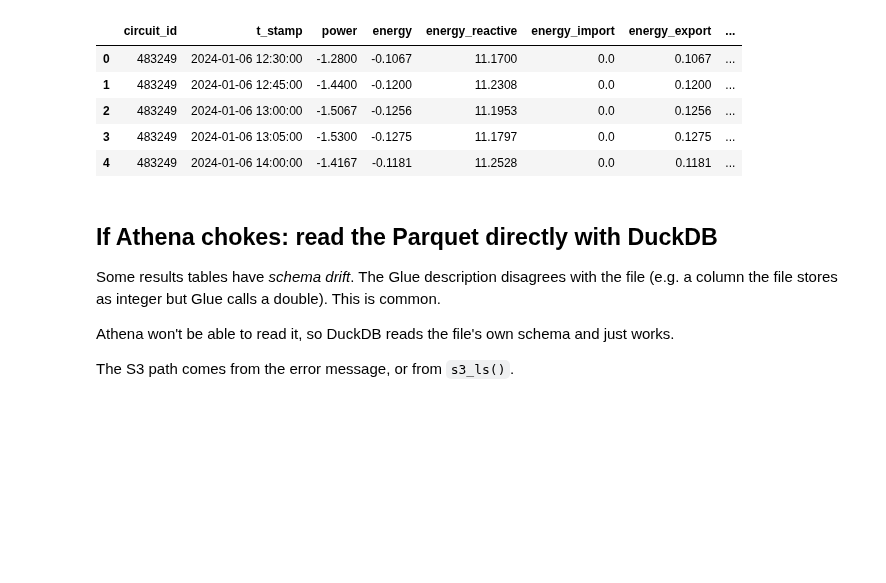
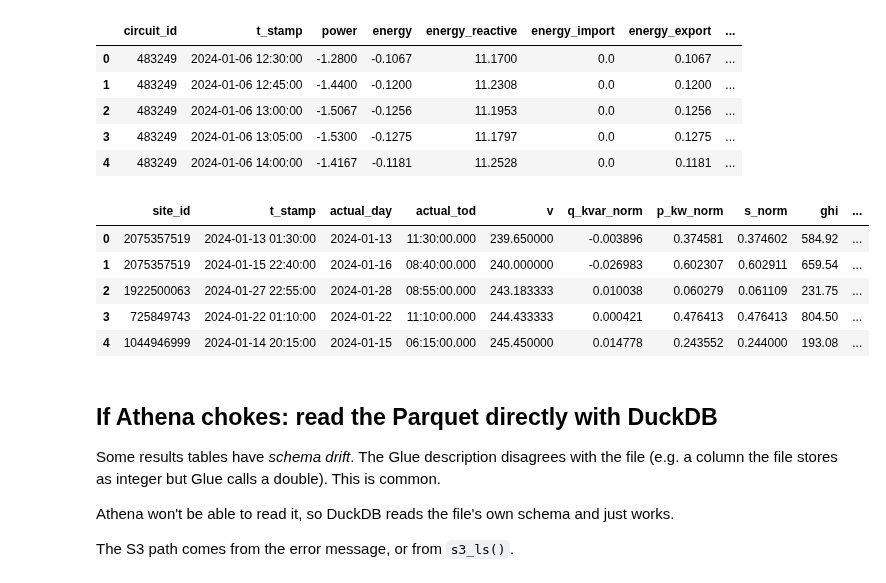
Before and after one commit to UNSW-CEEM/CICCADA, a Jupyter notebook: bms_sa_review/data_query/01a_data_lake_explorer.ipynb, the cells around one changed output. Cells and saved outputs as stored; diff of their text form; code cells hidden in the pictures; blank space fills up the shorter version.

```diff
--- a/bms_sa_review/data_query/01a_data_lake_explorer.ipynb
+++ b/bms_sa_review/data_query/01a_data_lake_explorer.ipynb
@@ -123,6 +123,16 @@ aq("SELECT * FROM ts WHERE is_pv = True AND year = 2024 AND month = 1 LIMIT 5",
 | 2 | 483249 | 2024-01-06 13:00:00 | -1.5067 | -0.1256 | 11.1953 | 0.0 | 0.1256 | ... |
 | 3 | 483249 | 2024-01-06 13:05:00 | -1.5300 | -0.1275 | 11.1797 | 0.0 | 0.1275 | ... |
 | 4 | 483249 | 2024-01-06 14:00:00 | -1.4167 | -0.1181 | 11.2528 | 0.0 | 0.1181 | ... |
+# %%
+pd.set_option('display.max_columns', None)
+aq("SELECT * FROM structured_data_v2 WHERE year = 2024 AND month = 1 LIMIT 5", database=SAI)
+# %% [output]
+|  | site_id | t_stamp | actual_day | actual_tod | v | q_kvar_norm | p_kw_norm | s_norm | ghi | ... |
+| 0 | 2075357519 | 2024-01-13 01:30:00 | 2024-01-13 | 11:30:00.000 | 239.650000 | -0.003896 | 0.374581 | 0.374602 | 584.92 | ... |
+| 1 | 2075357519 | 2024-01-15 22:40:00 | 2024-01-16 | 08:40:00.000 | 240.000000 | -0.026983 | 0.602307 | 0.602911 | 659.54 | ... |
+| 2 | 1922500063 | 2024-01-27 22:55:00 | 2024-01-28 | 08:55:00.000 | 243.183333 | 0.010038 | 0.060279 | 0.061109 | 231.75 | ... |
+| 3 | 725849743 | 2024-01-22 01:10:00 | 2024-01-22 | 11:10:00.000 | 244.433333 | 0.000421 | 0.476413 | 0.476413 | 804.50 | ... |
+| 4 | 1044946999 | 2024-01-14 20:15:00 | 2024-01-15 | 06:15:00.000 | 245.450000 | 0.014778 | 0.243552 | 0.244000 | 193.08 | ... |
 # %% [markdown]
 ## If Athena chokes: read the Parquet directly with DuckDB
 
```
Also changed, not shown: 7 other files.
